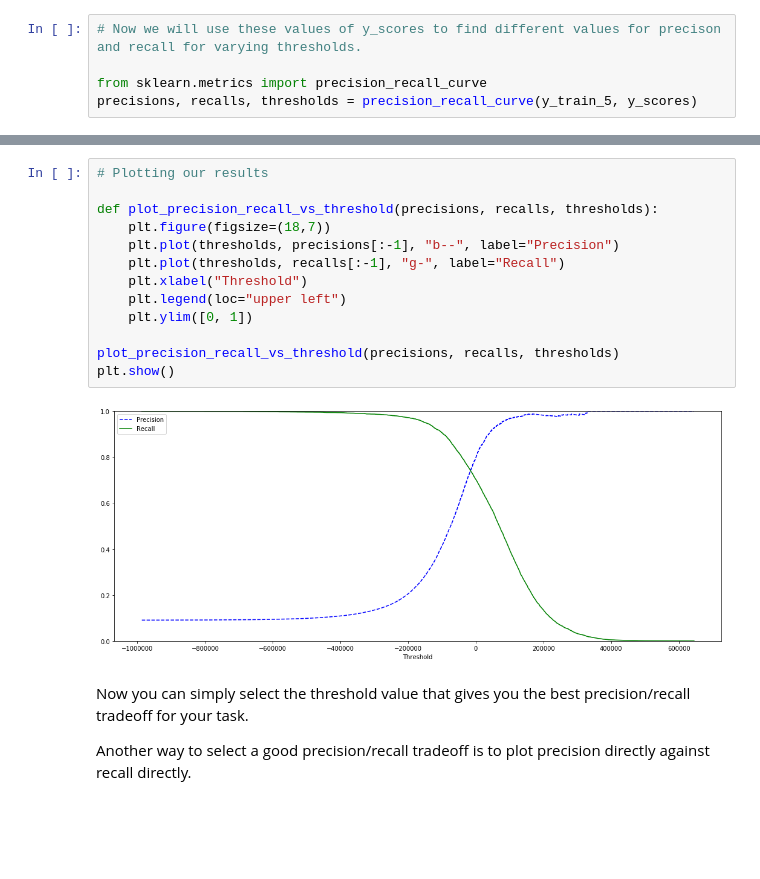
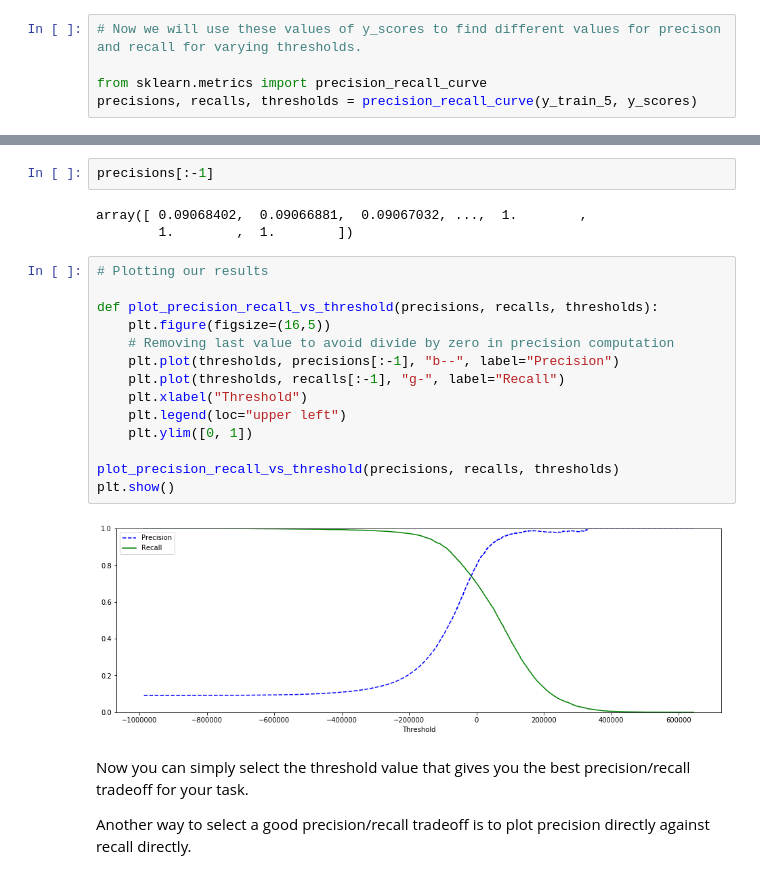
Before and after one commit to cloudxlab/ml, a Jupyter notebook: machine_learning/classification.ipynb, the cells around one changed output, grey strips where cells are left out. Cells and saved outputs as stored; diff of their text form; blank space fills up the shorter version.

```diff
--- a/machine_learning/classification.ipynb
+++ b/machine_learning/classification.ipynb
@@ -367,18 +402,24 @@ precisions, recalls, thresholds = precision_recall_curve(y_train_5, y_scores)
+# %%
+precisions[:-1]
+# %% [output]
+array([ 0.09068402,  0.09066881,  0.09067032, ...,  1.        ,
+        1.        ,  1.        ])
 # %%
 # Plotting our results
 
 def plot_precision_recall_vs_threshold(precisions, recalls, thresholds):
-    plt.figure(figsize=(18,7))
+    plt.figure(figsize=(16,5))
+    # Removing last value to avoid divide by zero in precision computation
     plt.plot(thresholds, precisions[:-1], "b--", label="Precision")
     plt.plot(thresholds, recalls[:-1], "g-", label="Recall")
     plt.xlabel("Threshold")
     plt.legend(loc="upper left")
     plt.ylim([0, 1])
 
 plot_precision_recall_vs_threshold(precisions, recalls, thresholds)
 plt.show()
 # %% [output]
-[figure, old version]
+[figure, new version]
 # %% [markdown]
 Now you can simply select the threshold value that gives you the best precision/recall tradeoff for your task.
 
```
Also changed, not shown: parts of 21 cells of this notebook.
